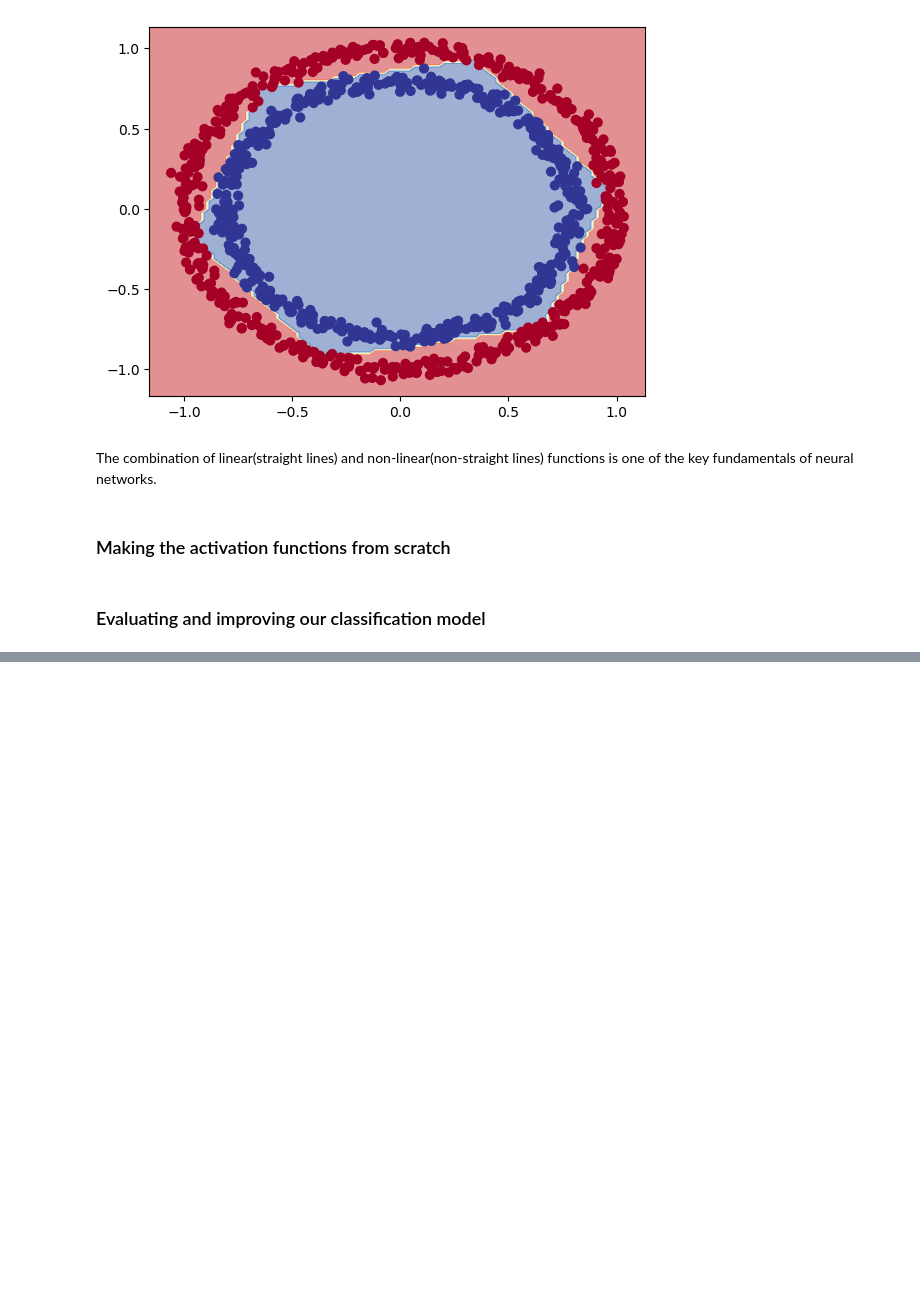
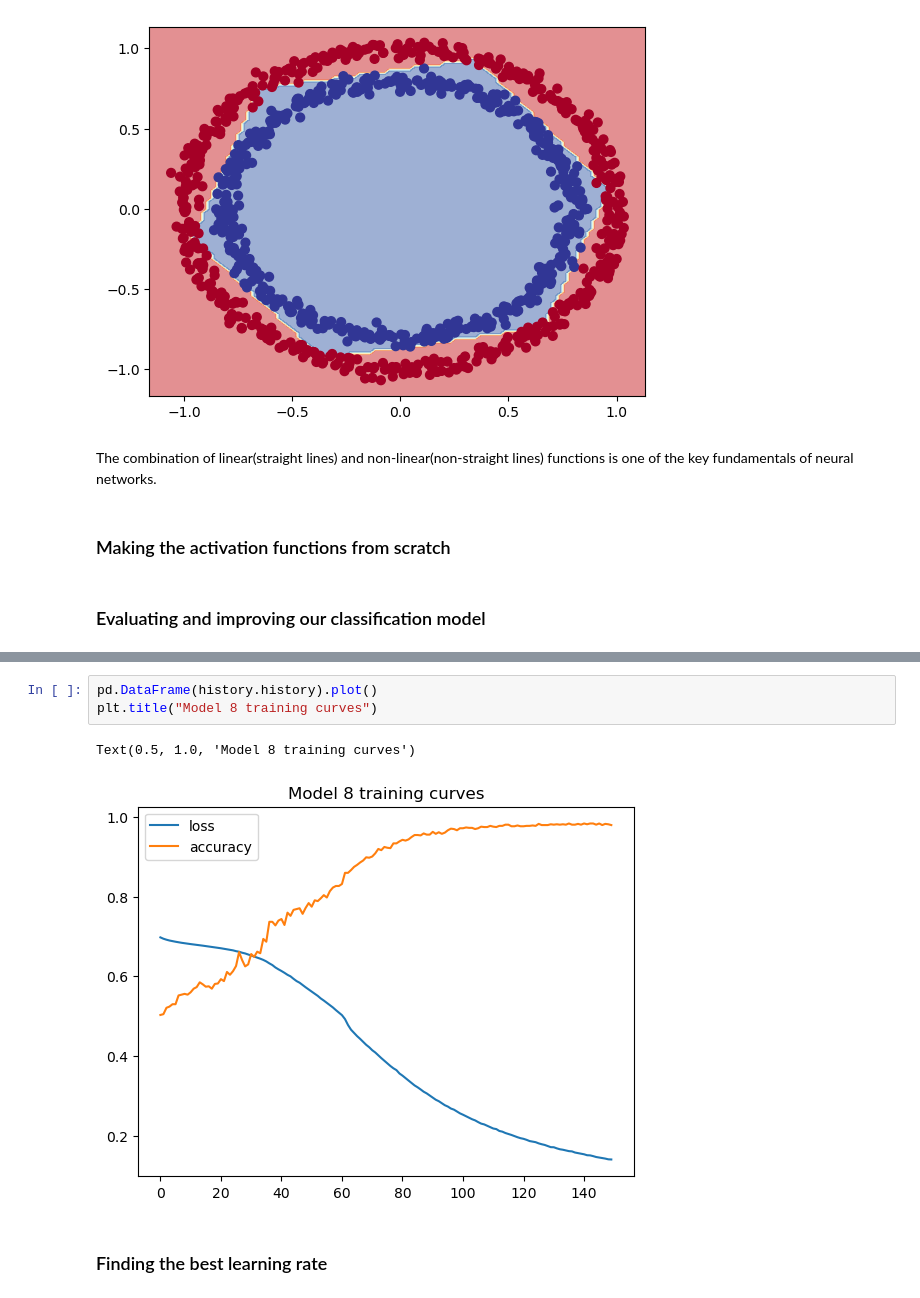
Before and after one commit to Pseudophoenix/Tensorflow-Practice, a Jupyter notebook: tensorflow_classification.ipynb, the cells around one changed output, grey strips where cells are left out. Cells and saved outputs as stored; diff of their text form; blank space fills up the shorter version.

```diff
--- a/tensorflow_classification.ipynb
+++ b/tensorflow_classification.ipynb
@@ -344,0 +361,8 @@ The combination of linear(straight lines) and non-linear(non-straight lines) fun
+# %%
+pd.DataFrame(history.history).plot()
+plt.title("Model 8 training curves")
+# %% [output]
+Text(0.5, 1.0, 'Model 8 training curves')
+[figure, added]
+# %% [markdown]
+### Finding the best learning rate
```
Also changed, not shown: parts of 2 cells of this notebook.
